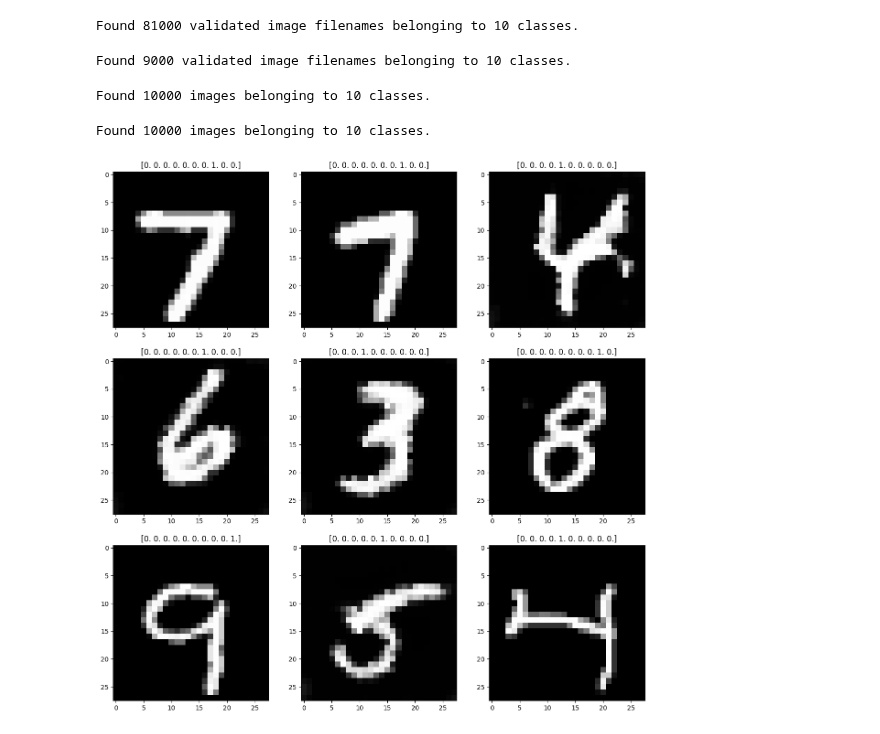
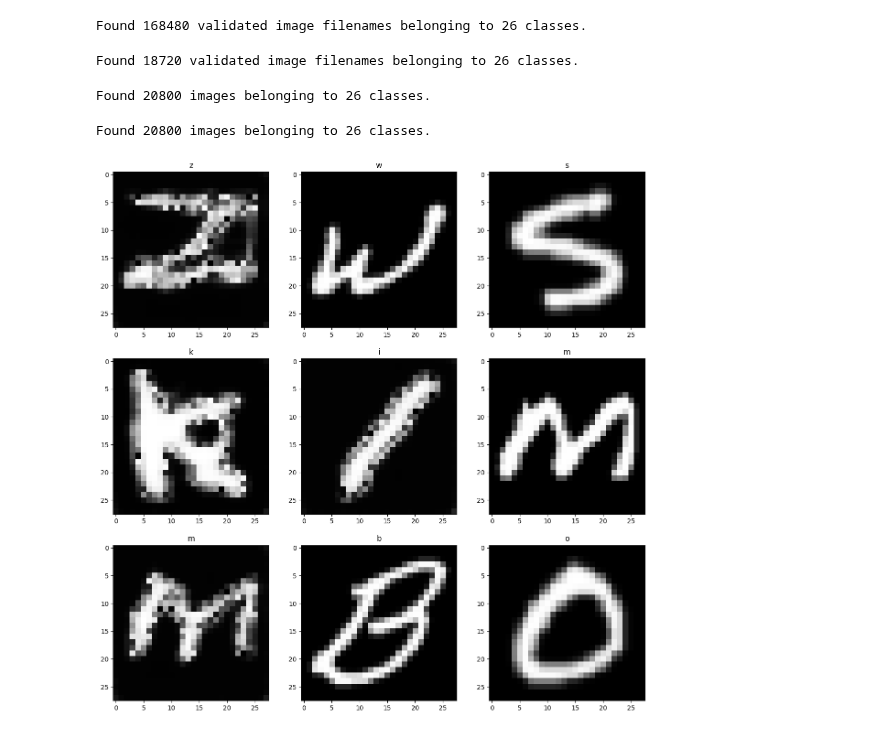
Before and after one commit to Alyssonmach/artificial-augmentation-gans, a Jupyter notebook: data-augmentation-experiments/emnist-letters-dataset/models/without-data-augmentation/upsampling/orig100_artif50.ipynb, the cells around one changed output. Saved outputs shown, nothing was run; the diff lists cells and outputs as text; code cells hidden in the pictures.

```diff
--- a/data-augmentation-experiments/emnist-letters-dataset/models/without-data-augmentation/upsampling/orig100_artif50.ipynb
+++ b/data-augmentation-experiments/emnist-letters-dataset/models/without-data-augmentation/upsampling/orig100_artif50.ipynb
@@ -16,3 +10,10 @@ labels = ['0', '1', '2', '3', '4', '5', '6', '7', '8', '9']
+# %%
+main_directory_original_data = '../../../EMNIST/original-data/'
+main_directory_artificial_data = '../../../EMNIST/artificial-augmentation/'
+image_size = (28, 28)
+batch_size = 128
+labels = ['a', 'b', 'c', 'd', 'e', 'f', 'g', 'h', 'i', 'j', 'k', 'l', 'm',
+          'n', 'o', 'p', 'q', 'r', 's', 't', 'u', 'v', 'w', 'x', 'y', 'z']
 # %%
 train_files = os.path.join(main_directory_original_data, 'train')
 
@@ -118,7 +129,7 @@ train_gen = datagen.flow_from_dataframe(
     shuffle = True, seed = 42
 )
 # %% [output]
-Found 81000 validated image filenames belonging to 10 classes.
+Found 168480 validated image filenames belonging to 26 classes.
 # %%
 val_gen = datagen.flow_from_dataframe(
     dataframe = val_dataframe,
@@ -130,7 +141,7 @@ val_gen = datagen.flow_from_dataframe(
     shuffle = True, seed = 42
 )
 # %% [output]
-Found 9000 validated image filenames belonging to 10 classes.
+Found 18720 validated image filenames belonging to 26 classes.
 # %%
 test_gen_original_data = datagen.flow_from_directory(
     directory = main_directory_original_data + 'test',
@@ -141,7 +152,7 @@ test_gen_original_data = datagen.flow_from_directory(
     shuffle = True, seed = 42
 )
 # %% [output]
-Found 10000 images belonging to 10 classes.
+Found 20800 images belonging to 26 classes.
 # %%
 test_gen_artificial_data = datagen.flow_from_directory(
     directory = main_directory_artificial_data + 'test',
@@ -152,18 +163,18 @@ test_gen_artificial_data = datagen.flow_from_directory(
     shuffle = True, seed = 42
 )
 # %% [output]
-Found 10000 images belonging to 10 classes.
+Found 20800 images belonging to 26 classes.
 # %%
 (x, y) = train_gen[0]
 fig, axs = plt.subplots(3, 3, figsize = (15, 15))
 count = 0
 for i in range(0,3):
   for j in range(0,3):
-    axs[i,j].set_title(str(y[count]))
+    axs[i,j].set_title(labels[int(str(list(y[count]).index(1)))])
     axs[i,j].imshow(x[count], cmap = 'gray')
     count += 1
 # %% [output]
-[figure, old version]
+[figure, new version]
 # %%
 (x, y) = val_gen[0]
 fig, axs = plt.subplots(3, 3, figsize = (15, 15))
```
Also changed, not shown: parts of 12 cells of this notebook, 19 other files.
